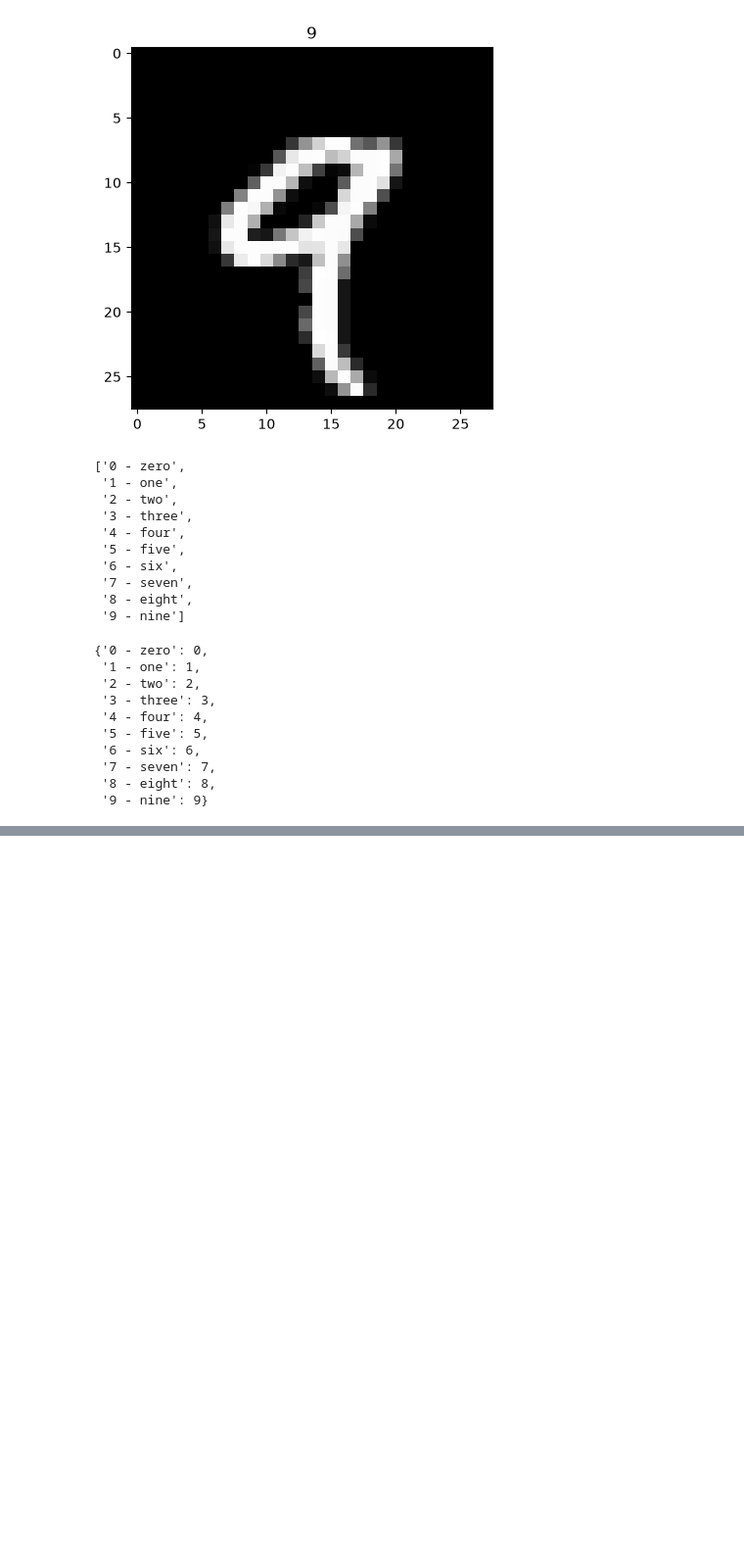
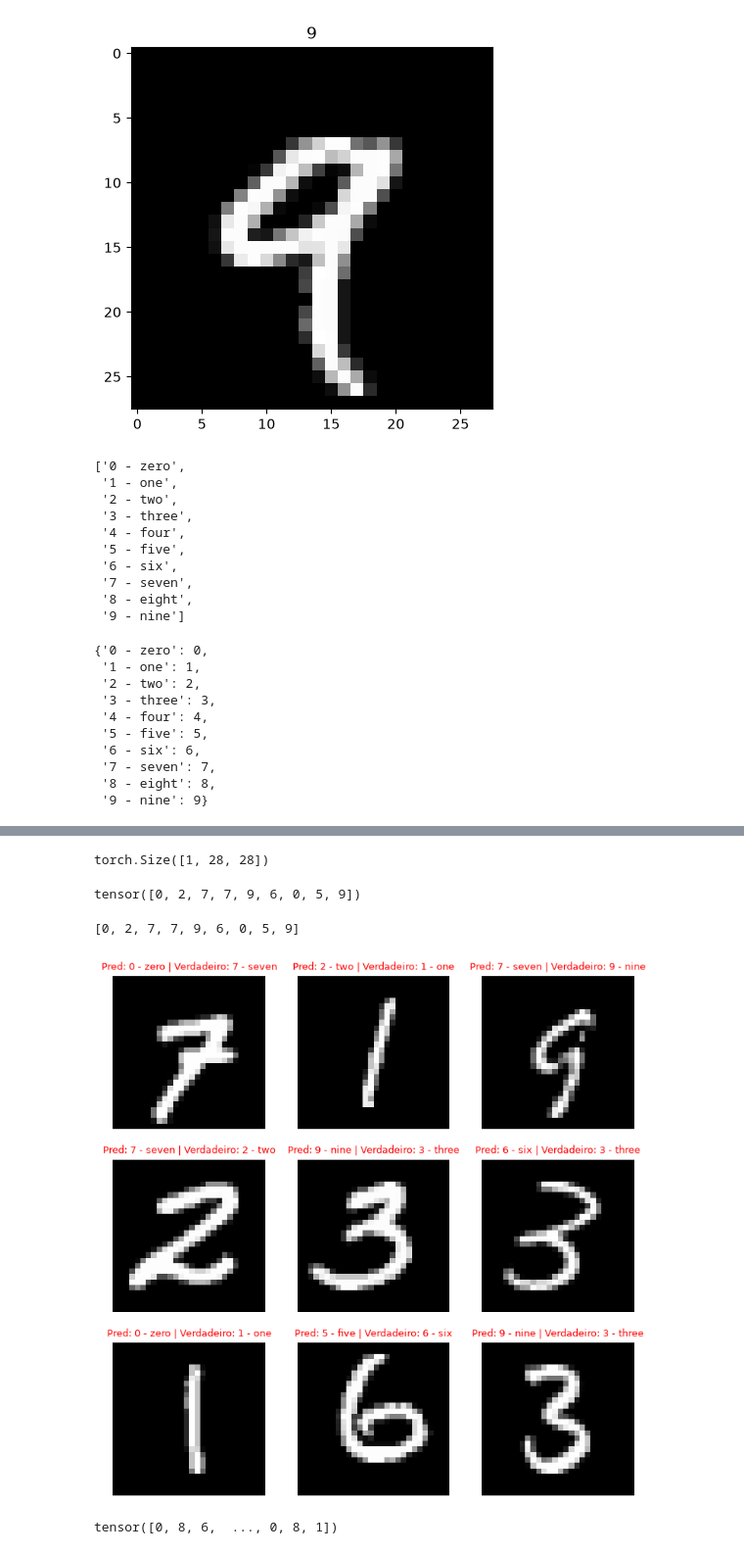
Before and after one commit to lucasget/estudos-pytorch, a Jupyter notebook: codigo.ipynb, the cells around one changed output, grey strips where cells are left out. Shown at 98% size. Saved outputs shown, nothing was run; the diff lists cells and outputs as text; code cells hidden in the pictures; blank space fills up the shorter version.

```diff
--- a/codigo.ipynb
+++ b/codigo.ipynb
@@ -4382,0 +4383,71 @@ model_ex = FASHIONMNISTMODELV3(input_shape = 1,
+# %%
+import random
+#random.seed(42)
+test_samples = []
+test_labels = []
+for sample,label in random.sample(list(test_data), k = 9):
+    test_samples.append(sample)
+    test_labels.append(label)
+
+# Visualizar o formato da primeira amostra
+test_samples[0].shape
+# %% [output]
+torch.Size([1, 28, 28])
+# %%
+pred_probs = make_predictions(model = model_ex,
+                 data = test_samples)
+# %%
+pred_classes = pred_probs.argmax(dim = 1)
+pred_classes
+# %% [output]
+tensor([0, 2, 7, 7, 9, 6, 0, 5, 9])
+# %%
+test_labels
+# %% [output]
+[0, 2, 7, 7, 9, 6, 0, 5, 9]
+# %%
+# Plotar previsões
+plt.figure(figsize = (9,9))
+nrows = 3
+ncols = 3
+for i, sample in enumerate(test_samples):
+    # Criar um subplot para cada amostra
+    plt.subplot(nrows, ncols, i+1)
+
+    # Plotar a imagem de destino
+    plt.imshow(sample.squeeze(), cmap = "gray")
+
+    # Encontrar o rótulo de previsão(em formato de texto)
+    pred_label = class_names[pred_classes[i]]
+
+    # Obter o rótulo verdadeiro(formato de texto)
+    truth_label = class_names[test_labels[i]]
+
+    # Criar um título para o plot
+    title_text = f"Pred: {pred_label} | Verdadeiro: {truth_label}"
+
+    # Checar se há uma igualdade entre pred e truth e mudar a cor do texto
+    if pred_label == truth_label:
+        plt.title(title_text, fontsize = 9, c = "g") # texto verde se a previsão for a mesma que truth
+    else:
+        plt.title(title_text, fontsize = 9, c = "r") # texto vermelho se a previsão for diferente
+    plt.axis(False)
+# %% [output]
+[figure, added]
+# %%
+
+from tqdm.auto import tqdm
+
+y_preds = []
+model_ex.eval()
+with torch.inference_mode():
+    for X, y in tqdm(test_dataloader, desc = "Fazendo previsões..."):
+        X, y = X.to(device), y.to(device)
+        y_logit = model_ex(X)
+        y_pred = torch.softmax(y_logit.squeeze(), dim = 0).argmax(dim = 1)
+        y_preds.append(y_pred.cpu())
+
+y_pred_tensor = torch.cat(y_preds)
+y_pred_tensor
+# %% [output]
+tensor([0, 8, 6,  ..., 0, 8, 1])
```
Also changed, not shown: parts of 9 cells of this notebook.
